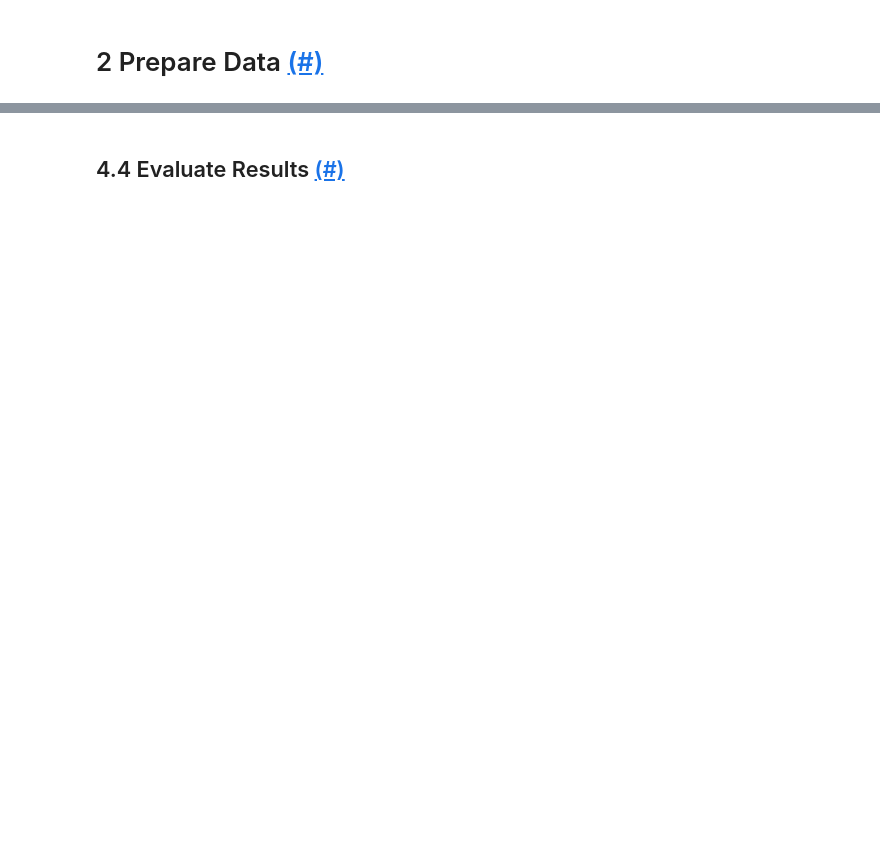
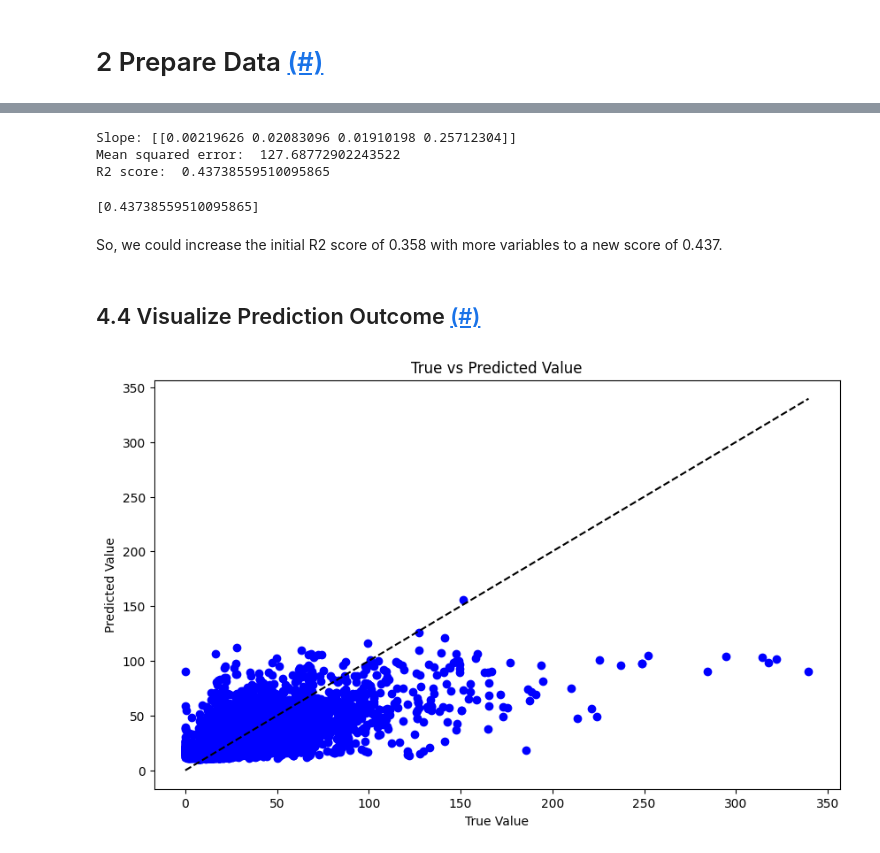
Before and after one commit to vmichael89/cf-brazilian-ecommerce-olist, a Jupyter notebook: notebooks/4-linear-regression.ipynb, the cells around one changed output, grey strips where cells are left out. Drawn from its saved outputs; the diff is of its cells as text; code cells hidden in the pictures; blank space fills up the shorter version.

```diff
--- a/notebooks/4-linear-regression.ipynb
+++ b/notebooks/4-linear-regression.ipynb
@@ -25 +164,11 @@
+# %%
+df_numeric = df[[
+    'price', 'freight_value', 'payment_sequential', 'payment_installments',
+    'payment_value', 'review_score', 'product_name_lenght',
+    'product_description_lenght', 'product_photos_qty', 'product_weight_g',
+    'product_length_cm', 'product_height_cm', 'product_width_cm',
+    'order_numitems', 'order_numpayments', 'total_products_sold',
+    'avg_products_price', 'order_payment', 'order_price', 'order_freight',
+    'time_to_customer'
+]].dropna()
 # %% [markdown]
@@ -30,0 +186,4 @@
+# %%
+y = df_numeric["freight_value"].values
+X = df_numeric["product_weight_g"].values
+X.shape
@@ -35,2 +319,27 @@
+# %%
+y, *X = df_numeric[[dependent_var, *independent_vars]].values.T
+X = np.array(X)
+
+lin_reg(X, y, True)
+# %% [output]
+Slope: [[0.00219626 0.02083096 0.01910198 0.25712304]]
+Mean squared error:  127.68772902243522
+R2 score:  0.43738559510095865
+[0.43738559510095865]
+# %% [markdown]
+So, we could increase the initial R2 score of 0.358 with more variables to a new score of 0.437.
 # %% [markdown]
-## 4.4 Evaluate Results [(#)](#0-table-of-contents)
+## 4.4 Visualize Prediction Outcome [(#)](#0-table-of-contents)
+# %%
+y_test, y_predicted = lin_reg(X, y, output=["y_test", "y_predicted"])
+# %%
+# Plot the actual vs predicted values
+plt.figure(figsize=(10,6))
+plt.scatter(y_test, y_predicted, color='blue')
+plt.plot([y_test.min(), y_test.max()], [y_test.min(), y_test.max()], '--k')
+plt.xlabel('True Value')
+plt.ylabel('Predicted Value')
+plt.title('True vs Predicted Value')
+plt.show()
+# %% [output]
+[figure, added]
```
Also changed, not shown: parts of 41 cells of this notebook.
